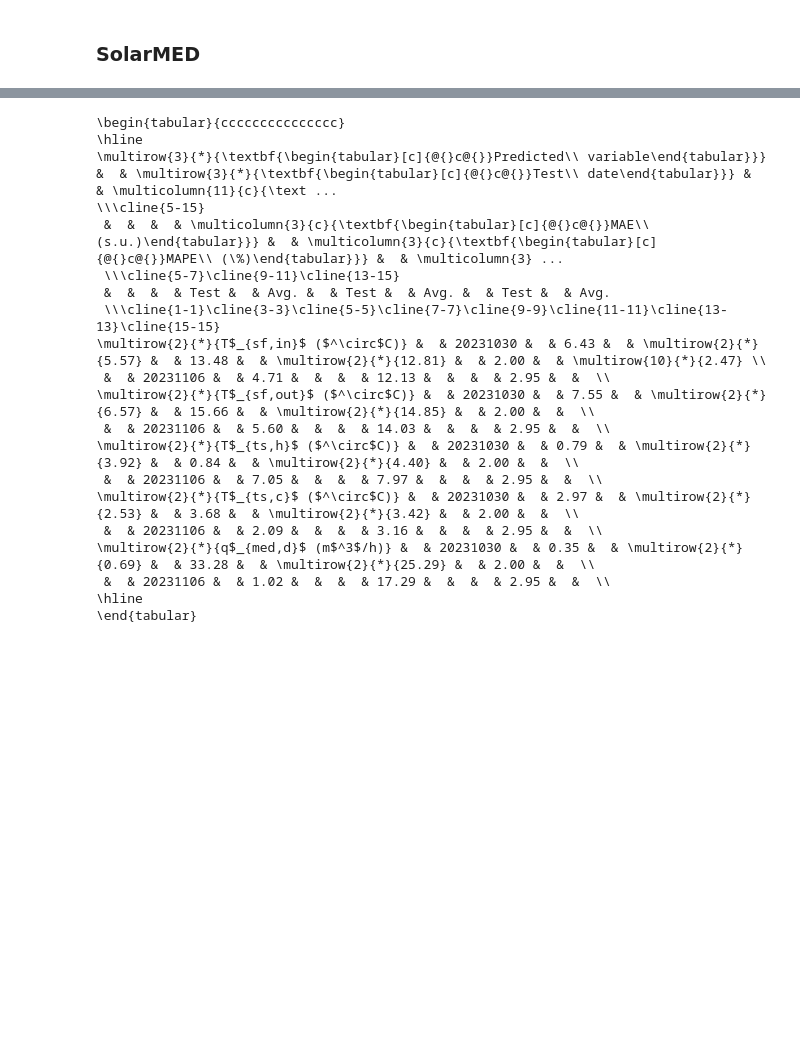
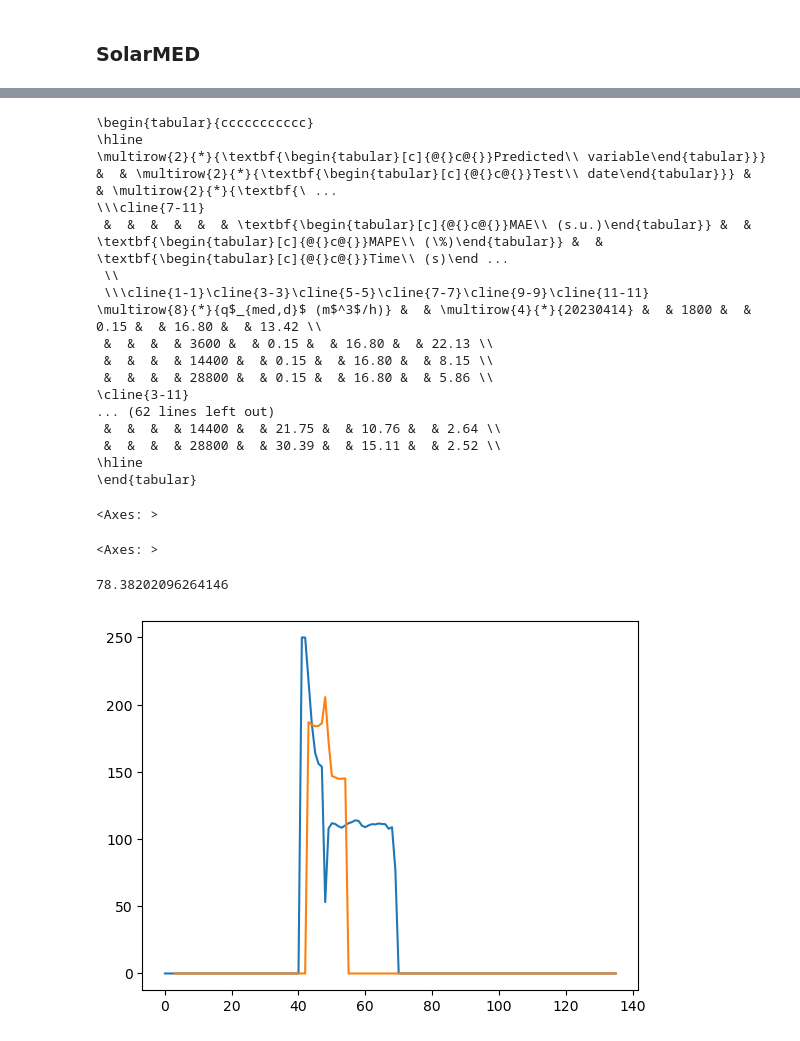
Before and after one commit to juan11iguel/SolarMED, a Jupyter notebook: modeling/notebooks/validation_table.ipynb, the cells around one changed output, grey strips where cells are left out. Cells and saved outputs as stored; diff of their text form; code cells hidden in the pictures; blank space fills up the shorter version.

```diff
--- a/modeling/notebooks/validation_table.ipynb
+++ b/modeling/notebooks/validation_table.ipynb
@@ -502,34 +516,54 @@ table_data = parse_benchmark_results_to_latex_data(
 # %%
 table_str = generate_latex_table(
-    regular_col_ids,
-    regular_col_labels,
-    metric_info,
-    table_data,
-    submetric_ids,
-    group_row_ids,
-    submetric_labels,
-    group_submetric_ids
+    regular_col_ids=regular_col_ids,
+    regular_col_labels=regular_col_labels,
+    metric_info=metric_info,
+    data=table_data,
+    # submetric_ids,
+    group_row_ids=group_row_ids,
+    # submetric_labels=None,
+    # group_submetric_ids=None,
+    col_separators=[0,1],
 )
 
 print(table_str)
 # %% [output]
-\begin{tabular}{ccccccccccccccc}
+\begin{tabular}{ccccccccccc}
 \hline
-\multirow{3}{*}{\textbf{\begin{tabular}[c]{@{}c@{}}Predicted\\ variable\end{tabular}}} &  & \multirow{3}{*}{\textbf{\begin{tabular}[c]{@{}c@{}}Test\\ date\end{tabular}}} &  & \multicolumn{11}{c}{\text ...
-\\\cline{5-15}
- &  &  &  & \multicolumn{3}{c}{\textbf{\begin{tabular}[c]{@{}c@{}}MAE\\ (s.u.)\end{tabular}}} &  & \multicolumn{3}{c}{\textbf{\begin{tabular}[c]{@{}c@{}}MAPE\\ (\%)\end{tabular}}} &  & \multicolumn{3} ...
- \\\cline{5-7}\cline{9-11}\cline{13-15}
- &  &  &  & Test &  & Avg. &  & Test &  & Avg. &  & Test &  & Avg.
- \\\cline{1-1}\cline{3-3}\cline{5-5}\cline{7-7}\cline{9-9}\cline{11-11}\cline{13-13}\cline{15-15}
-\multirow{2}{*}{T$_{sf,in}$ ($^\circ$C)} &  & 20231030 &  & 6.43 &  & \multirow{2}{*}{5.57} &  & 13.48 &  & \multirow{2}{*}{12.81} &  & 2.00 &  & \multirow{10}{*}{2.47} \\
- &  & 20231106 &  & 4.71 &  &  &  & 12.13 &  &  &  & 2.95 &  &  \\
-\multirow{2}{*}{T$_{sf,out}$ ($^\circ$C)} &  & 20231030 &  & 7.55 &  & \multirow{2}{*}{6.57} &  & 15.66 &  & \multirow{2}{*}{14.85} &  & 2.00 &  &  \\
- &  & 20231106 &  & 5.60 &  &  &  & 14.03 &  &  &  & 2.95 &  &  \\
-\multirow{2}{*}{T$_{ts,h}$ ($^\circ$C)} &  & 20231030 &  & 0.79 &  & \multirow{2}{*}{3.92} &  & 0.84 &  & \multirow{2}{*}{4.40} &  & 2.00 &  &  \\
- &  & 20231106 &  & 7.05 &  &  &  & 7.97 &  &  &  & 2.95 &  &  \\
-\multirow{2}{*}{T$_{ts,c}$ ($^\circ$C)} &  & 20231030 &  & 2.97 &  & \multirow{2}{*}{2.53} &  & 3.68 &  & \multirow{2}{*}{3.42} &  & 2.00 &  &  \\
- &  & 20231106 &  & 2.09 &  &  &  & 3.16 &  &  &  & 2.95 &  &  \\
-\multirow{2}{*}{q$_{med,d}$ (m$^3$/h)} &  & 20231030 &  & 0.35 &  & \multirow{2}{*}{0.69} &  & 33.28 &  & \multirow{2}{*}{25.29} &  & 2.00 &  &  \\
- &  & 20231106 &  & 1.02 &  &  &  & 17.29 &  &  &  & 2.95 &  &  \\
+\multirow{2}{*}{\textbf{\begin{tabular}[c]{@{}c@{}}Predicted\\ variable\end{tabular}}} &  & \multirow{2}{*}{\textbf{\begin{tabular}[c]{@{}c@{}}Test\\ date\end{tabular}}} &  & \multirow{2}{*}{\textbf{\ ...
+\\\cline{7-11}
+ &  &  &  &  &  & \textbf{\begin{tabular}[c]{@{}c@{}}MAE\\ (s.u.)\end{tabular}} &  & \textbf{\begin{tabular}[c]{@{}c@{}}MAPE\\ (\%)\end{tabular}} &  & \textbf{\begin{tabular}[c]{@{}c@{}}Time\\ (s)\end ...
+ \\
+ \\\cline{1-1}\cline{3-3}\cline{5-5}\cline{7-7}\cline{9-9}\cline{11-11}
+\multirow{8}{*}{q$_{med,d}$ (m$^3$/h)} &  & \multirow{4}{*}{20230414} &  & 1800 &  & 0.15 &  & 16.80 &  & 13.42 \\
+ &  &  &  & 3600 &  & 0.15 &  & 16.80 &  & 22.13 \\
+ &  &  &  & 14400 &  & 0.15 &  & 16.80 &  & 8.15 \\
+ &  &  &  & 28800 &  & 0.15 &  & 16.80 &  & 5.86 \\
+\cline{3-11}
+... (62 lines left out)
+ &  &  &  & 14400 &  & 21.75 &  & 10.76 &  & 2.64 \\
+ &  &  &  & 28800 &  & 30.39 &  & 15.11 &  & 2.52 \\
 \hline
 \end{tabular}
+# %%
+import pandas as pd
+import numpy as np
+from phd_visualizations.calculations import calculate_mape
+
+var_id = "Pth_ts_dis"
+df_ref = pd.read_csv("/workspaces/SolarMED/modeling/results/models_validation/out_exp_solar_med_20230418.csv")
+df_mod = pd.read_csv("/workspaces/SolarMED/modeling/results/models_validation/out_mod_solar_med_Ts_400s_H_14400s_20230418.csv")
+
+df_ref[df_ref[var_id] < 10] = 0
+df_mod[var_id] = df_mod[var_id].clip(lower=0)
+
+display(df_ref[var_id].plot(label="Reference"))
+display(df_mod[var_id].plot())
+
+
+calculate_mape(df_ref[var_id], df_mod[var_id])
+# %% [output]
+<Axes: >
+<Axes: >
+78.38202096264146
+[figure, added]
```
Also changed, not shown: parts of 3 cells of this notebook, 56 other files.
